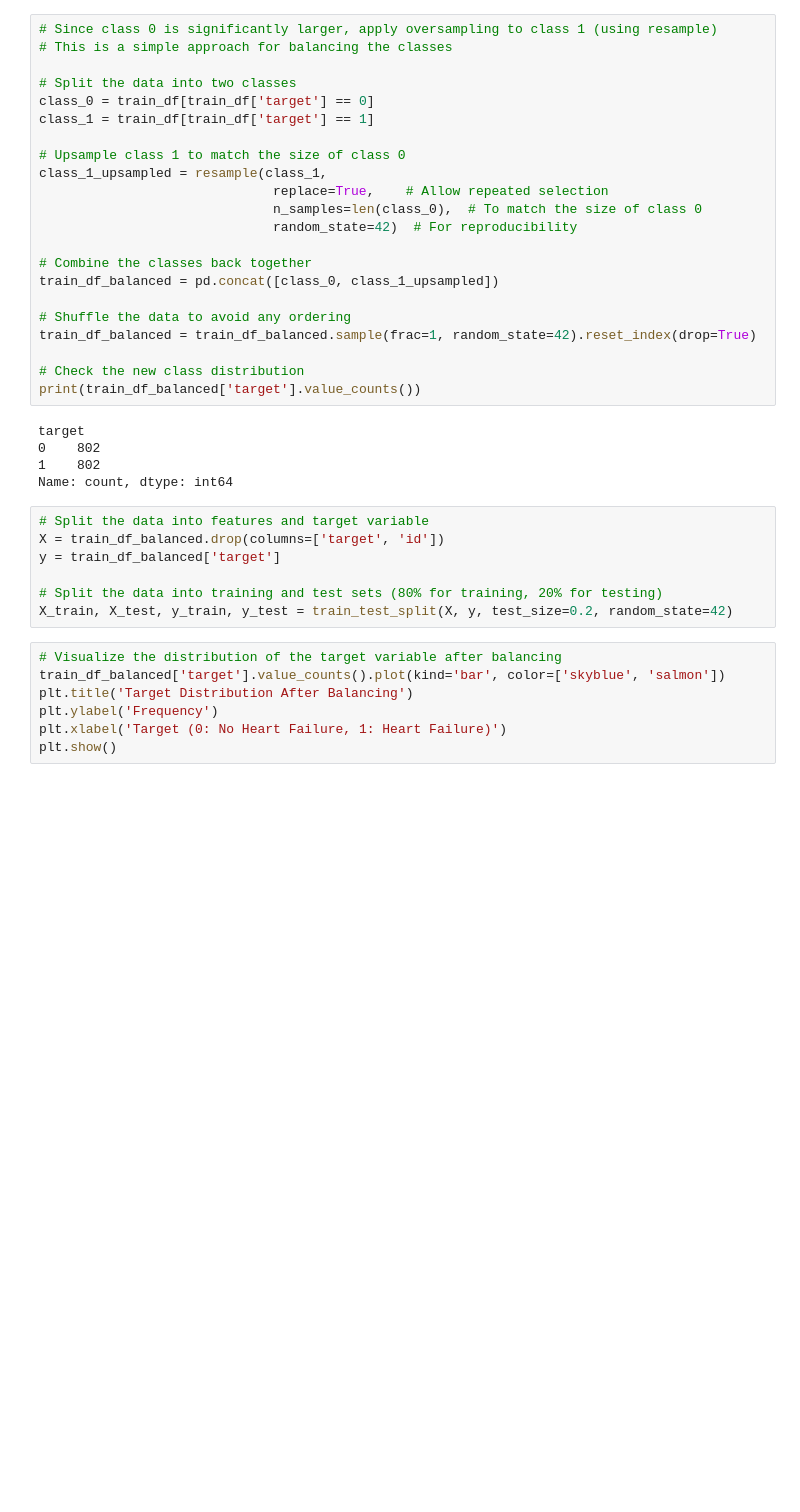
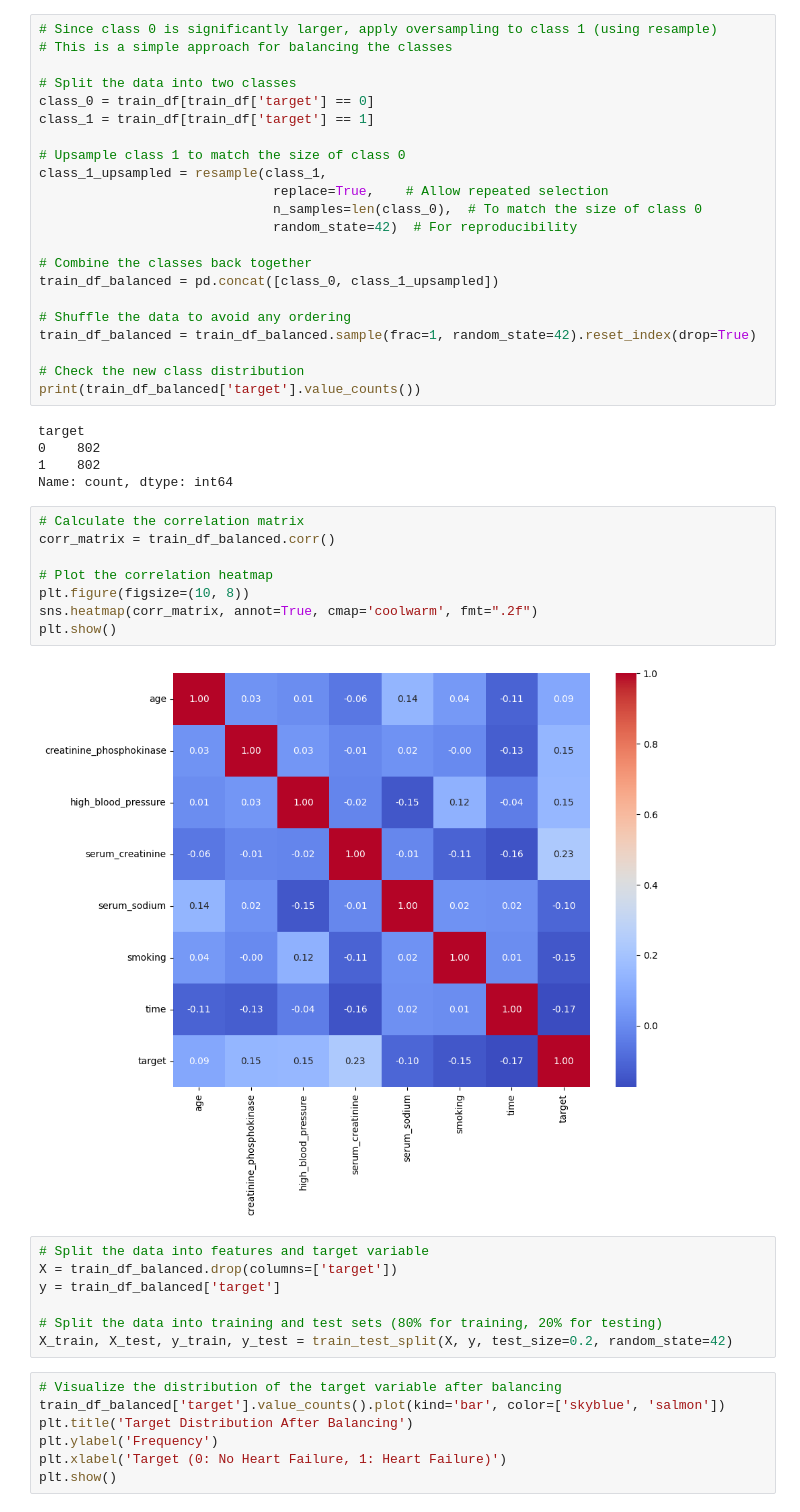
Before and after one commit to MumeiHito/signate_1394, a Jupyter notebook: main.ipynb, the cells around one changed output. Saved outputs shown, nothing was run; the diff lists cells and outputs as text; blank space fills up the shorter version.

```diff
--- a/main.ipynb
+++ b/main.ipynb
@@ -165,9 +183,19 @@ target
 0    802
 1    802
 Name: count, dtype: int64
+# %%
+# Calculate the correlation matrix
+corr_matrix = train_df_balanced.corr()
+
+# Plot the correlation heatmap
+plt.figure(figsize=(10, 8))
+sns.heatmap(corr_matrix, annot=True, cmap='coolwarm', fmt=".2f")
+plt.show()
+# %% [output]
+[figure, added]
 # %%
 # Split the data into features and target variable
-X = train_df_balanced.drop(columns=['target', 'id'])
+X = train_df_balanced.drop(columns=['target'])
 y = train_df_balanced['target']
 
 # Split the data into training and test sets (80% for training, 20% for testing)
```
Also changed, not shown: parts of 19 cells of this notebook.
